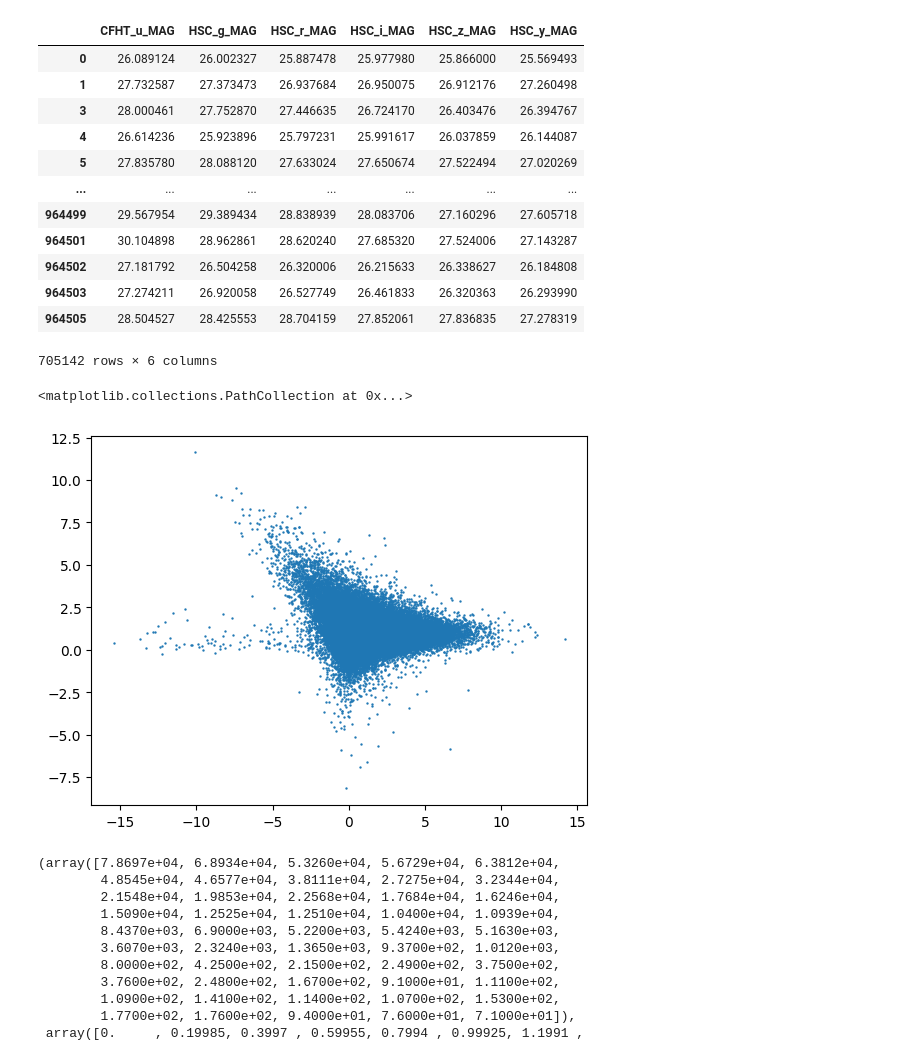
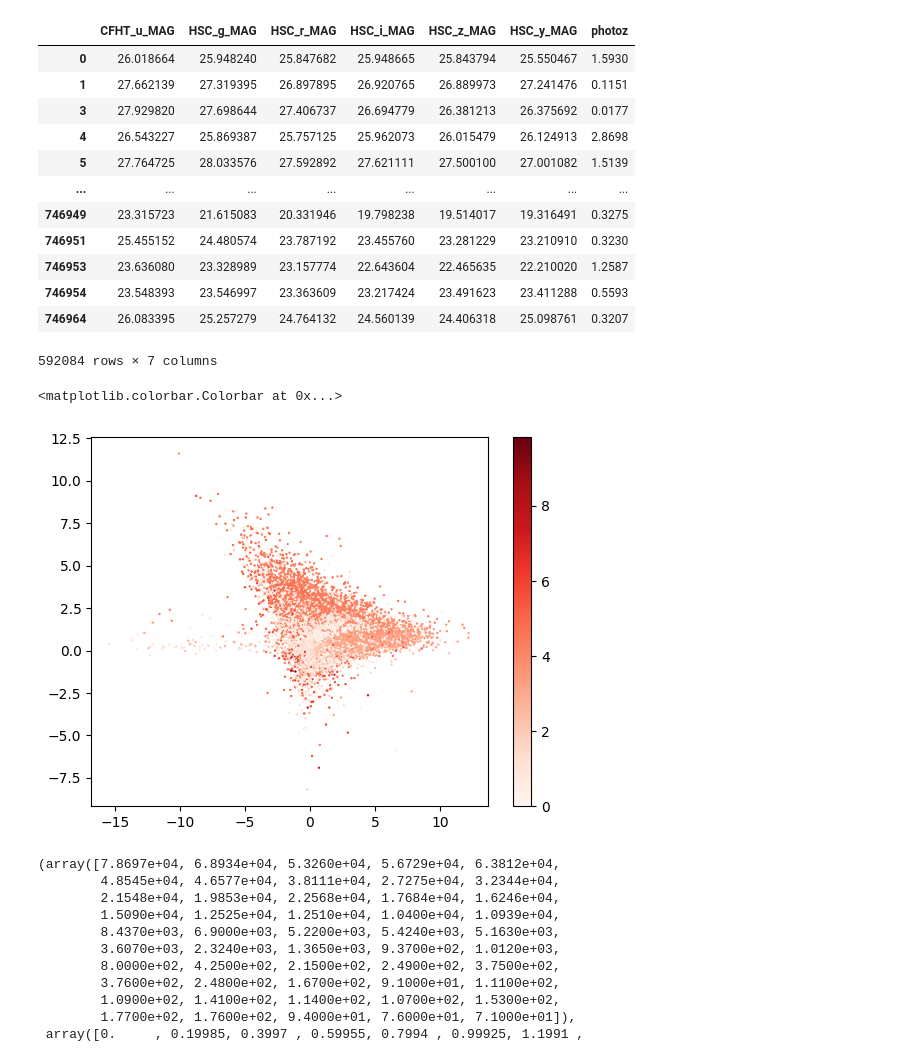
Before and after one commit to fpetri115/LBGoptimise, a Jupyter notebook: test_cosmos.ipynb, the cells around one changed output. Cells and saved outputs as stored; diff of their text form; code cells hidden in the pictures.

Commit message:
processed data using cosmos notebook

```diff
--- a/test_cosmos.ipynb
+++ b/test_cosmos.ipynb
@@ -5,7 +5,7 @@ import matplotlib.pyplot as plt
 import pandas as pd
 import tools
 # %%
-fits_image_filename = 'COSMOS2020/COSMOS2020_FARMER_R1_v2.2_p3.fits'
+fits_image_filename = 'COSMOS2020/COSMOS2020_Farmer_processed.fits'
 table = fits.open(fits_image_filename)
 # %%
 df = pd.DataFrame(table[1].data)
@@ -28,6 +14,7 @@ def find_column_names(dataframe, suffix):
 
     column_names = list(dataframe.columns.values)
     bands = ['HSC_g', 'HSC_r', 'HSC_i', 'HSC_z', 'HSC_y', 'CFHT_u']
+    extra_columns = ['photoz']
 
     useful_column_names = []
     for name in column_names:
@@ -35,6 +22,9 @@ def find_column_names(dataframe, suffix):
             if band+suffix == name:
                 useful_column_names.append(name)
 
+    for name in extra_columns:
+        useful_column_names.append(name)
+
     return useful_column_names
 
 magnitude_columns = find_column_names(df, '_MAG')
@@ -42,26 +32,29 @@ magnitudes_df = df[magnitude_columns]
 magnitudes_df = magnitudes_df.dropna(axis=0, how='any')
 magnitudes_df
 # %% [output]
-|  | CFHT_u_MAG | HSC_g_MAG | HSC_r_MAG | HSC_i_MAG | HSC_z_MAG | HSC_y_MAG |
-| 0 | 26.089124 | 26.002327 | 25.887478 | 25.977980 | 25.866000 | 25.569493 |
-| 1 | 27.732587 | 27.373473 | 26.937684 | 26.950075 | 26.912176 | 27.260498 |
-| 3 | 28.000461 | 27.752870 | 27.446635 | 26.724170 | 26.403476 | 26.394767 |
-| 4 | 26.614236 | 25.923896 | 25.797231 | 25.991617 | 26.037859 | 26.144087 |
-| 5 | 27.835780 | 28.088120 | 27.633024 | 27.650674 | 27.522494 | 27.020269 |
-| ... | ... | ... | ... | ... | ... | ... |
-| 964499 | 29.567954 | 29.389434 | 28.838939 | 28.083706 | 27.160296 | 27.605718 |
-| 964501 | 30.104898 | 28.962861 | 28.620240 | 27.685320 | 27.524006 | 27.143287 |
-| 964502 | 27.181792 | 26.504258 | 26.320006 | 26.215633 | 26.338627 | 26.184808 |
-| 964503 | 27.274211 | 26.920058 | 26.527749 | 26.461833 | 26.320363 | 26.293990 |
-| 964505 | 28.504527 | 28.425553 | 28.704159 | 27.852061 | 27.836835 | 27.278319 |
+|  | CFHT_u_MAG | HSC_g_MAG | HSC_r_MAG | HSC_i_MAG | HSC_z_MAG | HSC_y_MAG | photoz |
+| 0 | 26.018664 | 25.948240 | 25.847682 | 25.948665 | 25.843794 | 25.550467 | 1.5930 |
+| 1 | 27.662139 | 27.319395 | 26.897895 | 26.920765 | 26.889973 | 27.241476 | 0.1151 |
+| 3 | 27.929820 | 27.698644 | 27.406737 | 26.694779 | 26.381213 | 26.375692 | 0.0177 |
+| 4 | 26.543227 | 25.869387 | 25.757125 | 25.962073 | 26.015479 | 26.124913 | 2.8698 |
+| 5 | 27.764725 | 28.033576 | 27.592892 | 27.621111 | 27.500100 | 27.001082 | 1.5139 |
+| ... | ... | ... | ... | ... | ... | ... | ... |
+| 746949 | 23.315723 | 21.615083 | 20.331946 | 19.798238 | 19.514017 | 19.316491 | 0.3275 |
+| 746951 | 25.455152 | 24.480574 | 23.787192 | 23.455760 | 23.281229 | 23.210910 | 0.3230 |
+| 746953 | 23.636080 | 23.328989 | 23.157774 | 22.643604 | 22.465635 | 22.210020 | 1.2587 |
+| 746954 | 23.548393 | 23.546997 | 23.363609 | 23.217424 | 23.491623 | 23.411288 | 0.5593 |
+| 746964 | 26.083395 | 25.257279 | 24.764132 | 24.560139 | 24.406318 | 25.098761 | 0.3207 |
-705142 rows × 6 columns
+592084 rows × 7 columns
 # %%
-photometry = np.array(magnitudes_df)
+data_array = np.array(magnitudes_df)
+photometry = np.array(data_array)[:, :-1]
+redshifts = data_array[:, -1]
 colours = tools.calculate_colours(photometry)
 umg = colours[:, 0]
 gmr = colours[:, 1]
-plt.scatter(umg, gmr, s=0.5)
+plt.scatter(umg, gmr, s=0.5, c=redshifts, cmap='Reds')
+plt.colorbar()
 # %% [output]
-<matplotlib.collections.PathCollection at 0x...>
+<matplotlib.colorbar.Colorbar at 0x...>
-[figure, old version]
+[figure, new version]
 # %%
```
Also changed, not shown: parts of 2 cells of this notebook, 1 other file.
